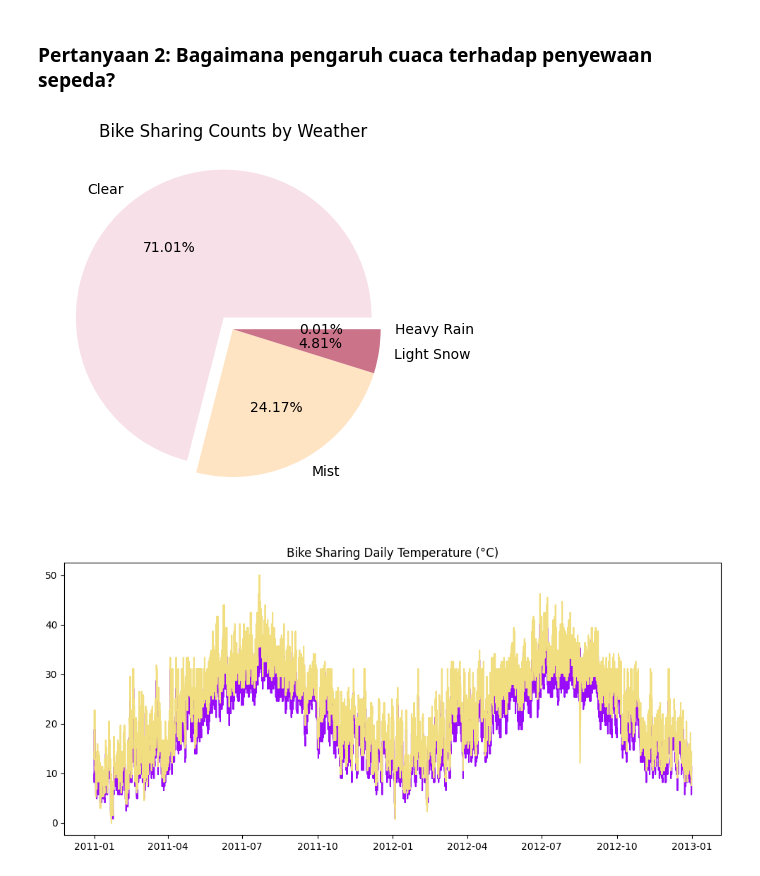
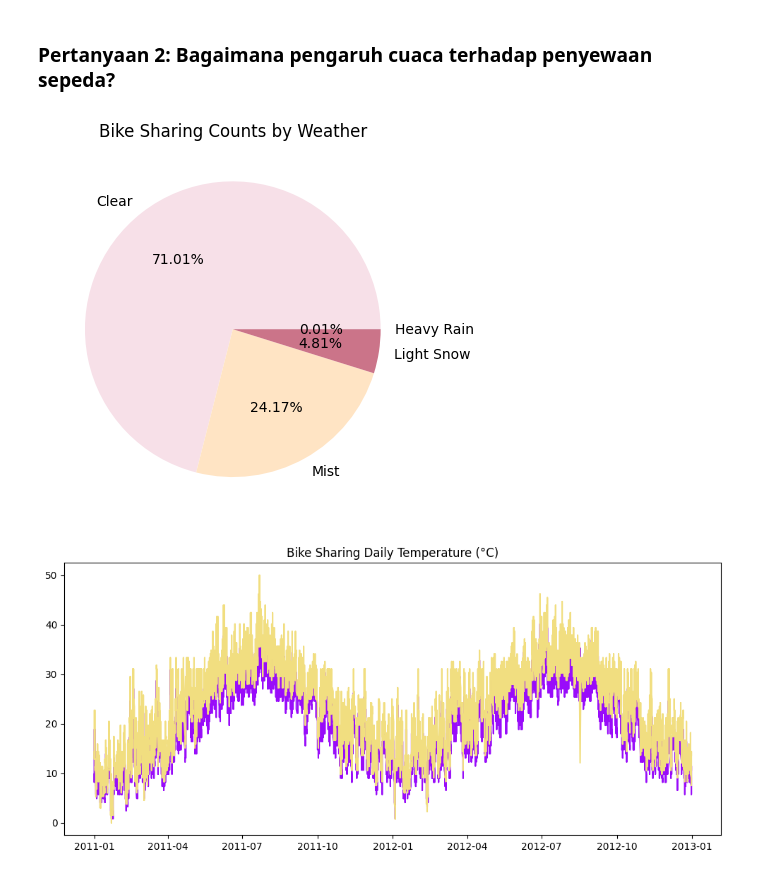
Before and after one commit to karisazsh/data-analysis-python, a Jupyter notebook: proyek_data_analysis/notebook.ipynb, the cells around one changed output. Saved outputs shown, nothing was run; the diff lists cells and outputs as text; code cells hidden in the pictures.

```diff
--- a/proyek_data_analysis/notebook.ipynb
+++ b/proyek_data_analysis/notebook.ipynb
@@ -416,21 +458,20 @@ plt.show()
 # %%
 byweather = hour_df.groupby(by='weathersit').cnt.sum().sort_values(ascending=False)
 byweather.index
 colors = ('#f7e0e8', '#ffe4c4', '#cb7489', '#660033')
 explode = (0.1, 0, 0, 0)
 
 plt.pie(
     x=byweather,
     labels=byweather.index,
     autopct='%1.2f%%',
-    colors=colors,
-    explode=explode
+    colors=colors
 )
 
 plt.title("Bike Sharing Counts by Weather")
 plt.show()
 # %% [output]
-[figure, old version]
+[figure, new version]
 # %%
 degree_sign = u'\N{DEGREE SIGN}'
 
```
Also changed, not shown: parts of 7 cells of this notebook, 3 other files.
